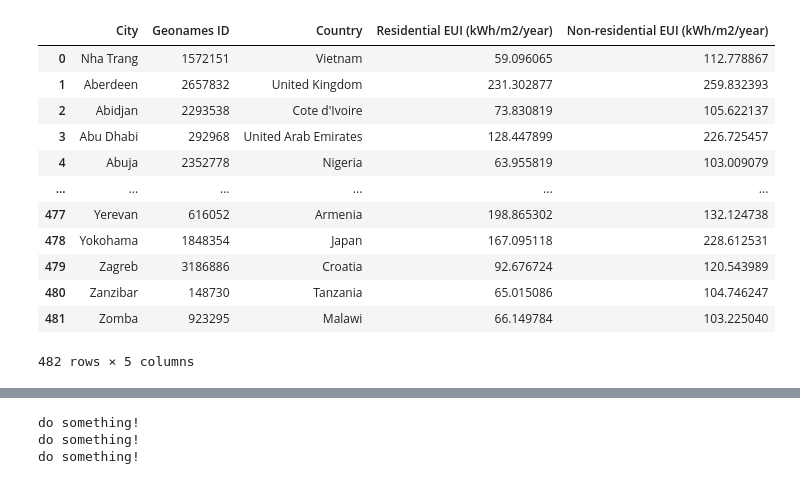
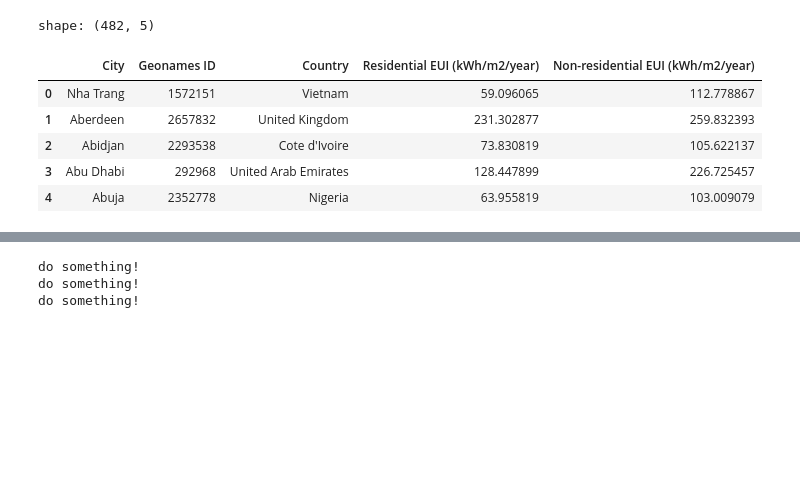
Before and after one commit to AliciaXia222/Capstone-Team-Climate-Trace, a Jupyter notebook: Base_Model.ipynb, the cells around one changed output, grey strips where cells are left out. Cells and saved outputs as stored; diff of their text form; code cells hidden in the pictures; blank space fills up the shorter version.

```diff
--- a/Base_Model.ipynb
+++ b/Base_Model.ipynb
@@ -47,18 +46,14 @@ countries_df
 # %%
 eui_url = "https://drive.google.com/uc?id=12qGq_DLefI1RihIF_RKQUyJtm480-xRC"
 eui_df = pd.read_csv(eui_url)
-eui_df
+
+print(f"shape: {eui_df.shape}")
+eui_df.head()
 # %% [output]
+shape: (482, 5)
 |  | City | Geonames ID | Country | Residential EUI (kWh/m2/year) | Non-residential EUI (kWh/m2/year) |
 | 0 | Nha Trang | 1572151 | Vietnam | 59.096065 | 112.778867 |
 | 1 | Aberdeen | 2657832 | United Kingdom | 231.302877 | 259.832393 |
 | 2 | Abidjan | 2293538 | Cote d'Ivoire | 73.830819 | 105.622137 |
 | 3 | Abu Dhabi | 292968 | United Arab Emirates | 128.447899 | 226.725457 |
 | 4 | Abuja | 2352778 | Nigeria | 63.955819 | 103.009079 |
-| ... | ... | ... | ... | ... | ... |
-| 477 | Yerevan | 616052 | Armenia | 198.865302 | 132.124738 |
-| 478 | Yokohama | 1848354 | Japan | 167.095118 | 228.612531 |
-| 479 | Zagreb | 3186886 | Croatia | 92.676724 | 120.543989 |
-| 480 | Zanzibar | 148730 | Tanzania | 65.015086 | 104.746247 |
-| 481 | Zomba | 923295 | Malawi | 66.149784 | 103.225040 |
-482 rows × 5 columns
```
Also changed, not shown: parts of 26 cells of this notebook.
